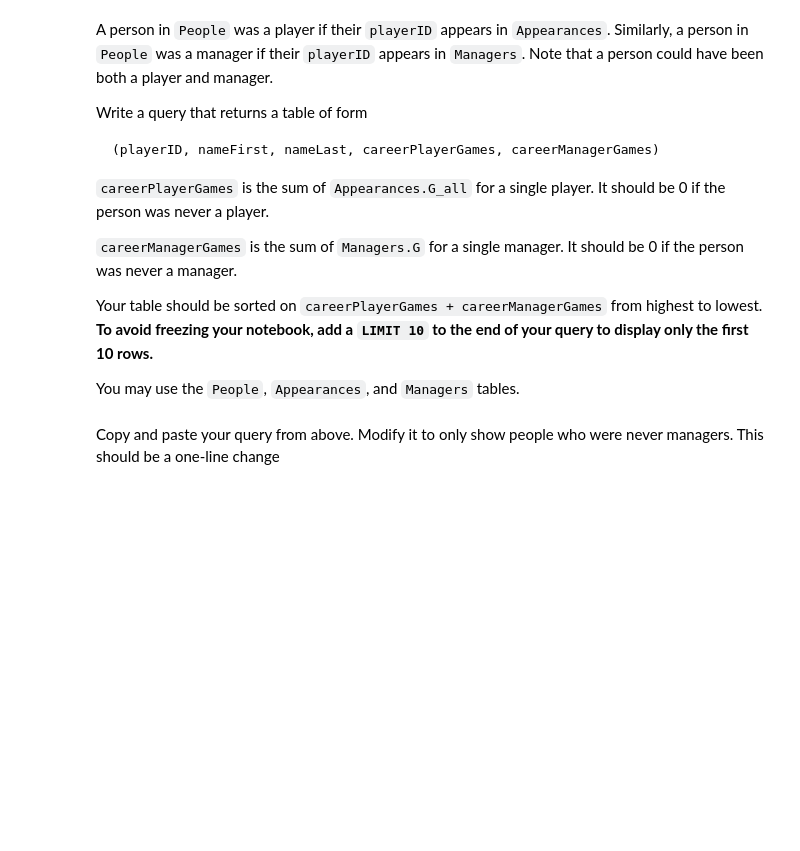
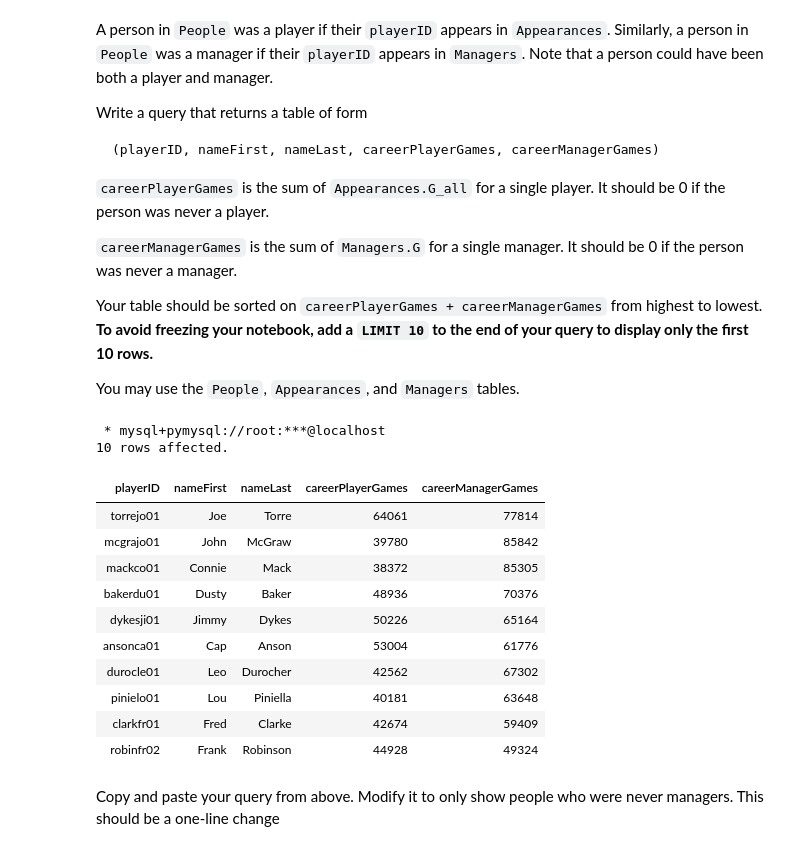
Before and after one commit to YuanxiLi-0303/Intro-to-Databases-F23, a Jupyter notebook: HomeworkAssignments/HW1-Part2-Nonprogramming/F23-W4111-HW1-P2-NP.ipynb, the cells around one changed output. Drawn from its saved outputs; the diff is of its cells as text; code cells hidden in the pictures; blank space fills up the shorter version.

```diff
--- a/HomeworkAssignments/HW1-Part2-Nonprogramming/F23-W4111-HW1-P2-NP.ipynb
+++ b/HomeworkAssignments/HW1-Part2-Nonprogramming/F23-W4111-HW1-P2-NP.ipynb
@@ -765,2 +889,30 @@ You may use the `People`, `Appearances`, and `Managers` tables.
+# %%
+%%sql
+
+select playerID,
+       nameFirst,
+       nameLast,
+       coalesce(sum(G_all), 0) as careerPlayerGames,
+       coalesce(sum(G), 0)     as careerManagerGames
+from People
+         left join Appearances using (playerID)
+         left join Managers using (playerID)
+group by 1, 2, 3
+order by (careerPlayerGames + careerManagerGames) desc
+limit 10
+# %% [output]
+ * mysql+pymysql://root:***@localhost
+10 rows affected.
+| playerID | nameFirst | nameLast | careerPlayerGames | careerManagerGames |
+| torrejo01 | Joe | Torre | 64061 | 77814 |
+| mcgrajo01 | John | McGraw | 39780 | 85842 |
+| mackco01 | Connie | Mack | 38372 | 85305 |
+| bakerdu01 | Dusty | Baker | 48936 | 70376 |
+| dykesji01 | Jimmy | Dykes | 50226 | 65164 |
+| ansonca01 | Cap | Anson | 53004 | 61776 |
+| durocle01 | Leo | Durocher | 42562 | 67302 |
+| pinielo01 | Lou | Piniella | 40181 | 63648 |
+| clarkfr01 | Fred | Clarke | 42674 | 59409 |
+| robinfr02 | Frank | Robinson | 44928 | 49324 |
 # %% [markdown]
 Copy and paste your query from above. Modify it to only show people who were never managers. This should be a one-line change
```
Also changed, not shown: parts of 39 cells of this notebook, 2 other files.
